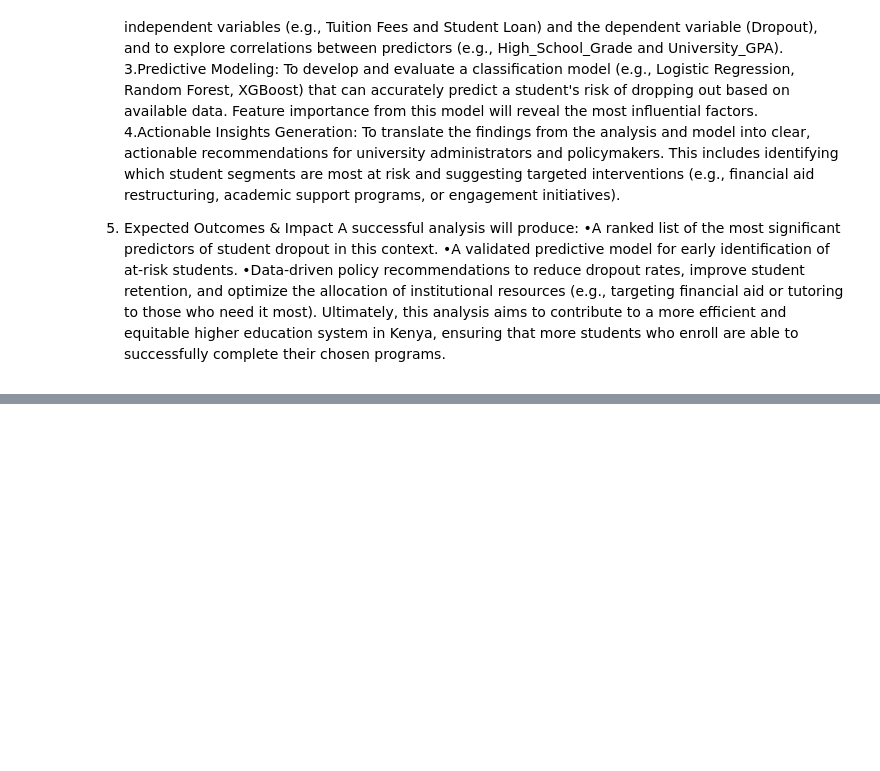
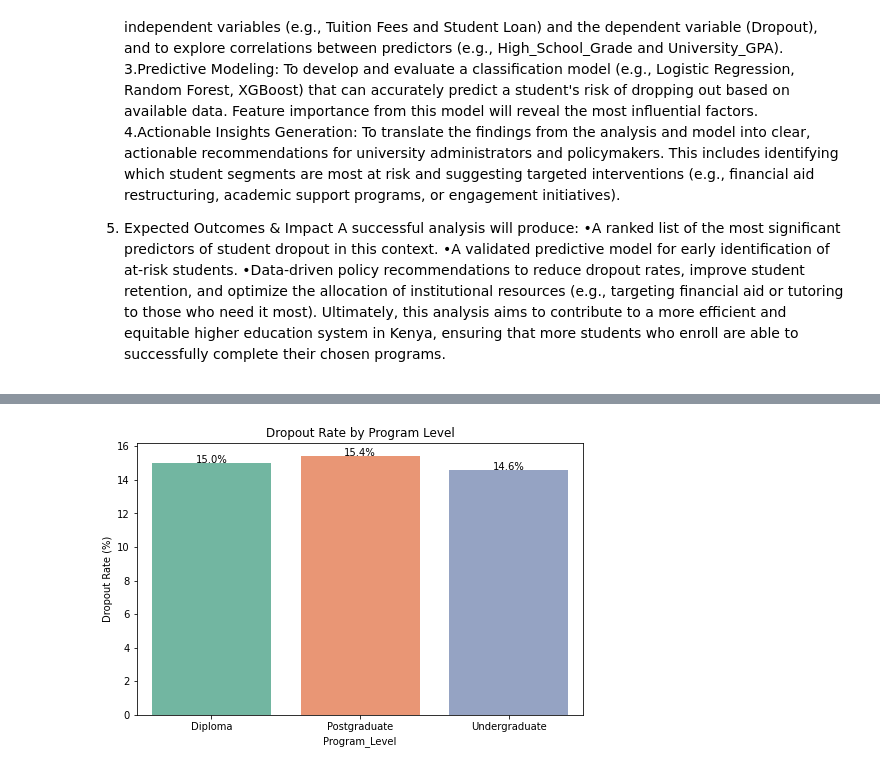
Before and after one commit to geoffreykemboi/Student_dropout_prediction_project, a Jupyter notebook: index.ipynb, the cells around one changed output, grey strips where cells are left out. Saved outputs shown, nothing was run; the diff lists cells and outputs as text; code cells hidden in the pictures; blank space fills up the shorter version.

```diff
--- a/index.ipynb
+++ b/index.ipynb
@@ -39,0 +226,27 @@ Ultimately, this analysis aims to contribute to a more efficient and equitable h
+# %%
+dropout_rate = School_df.groupby('Program_Level')['Dropout'].mean().reset_index()
+dropout_rate['Dropout'] = dropout_rate['Dropout'] * 100  # convert to percentage
+
+plt.figure(figsize=(8, 5))
+barplot = sns.barplot(
+    x='Program_Level',
+    y='Dropout',
+    data=dropout_rate,
+    palette='Set2'
+)
+plt.title('Dropout Rate by Program Level')
+plt.ylabel('Dropout Rate (%)')
+
+# Annotate each bar with the percentage
+for p in barplot.patches:
+    height = p.get_height()
+    barplot.text(
+        x=p.get_x() + p.get_width() / 2,  # center of the bar
+        y=height,                     # slightly above the bar
+        s=f'{height:.1f}%',               # formatted percentage
+        ha='center'
+    )
+
+plt.show()
+# %% [output]
+[figure, added]
```
Also changed, not shown: parts of 16 cells of this notebook, 1 other file.
